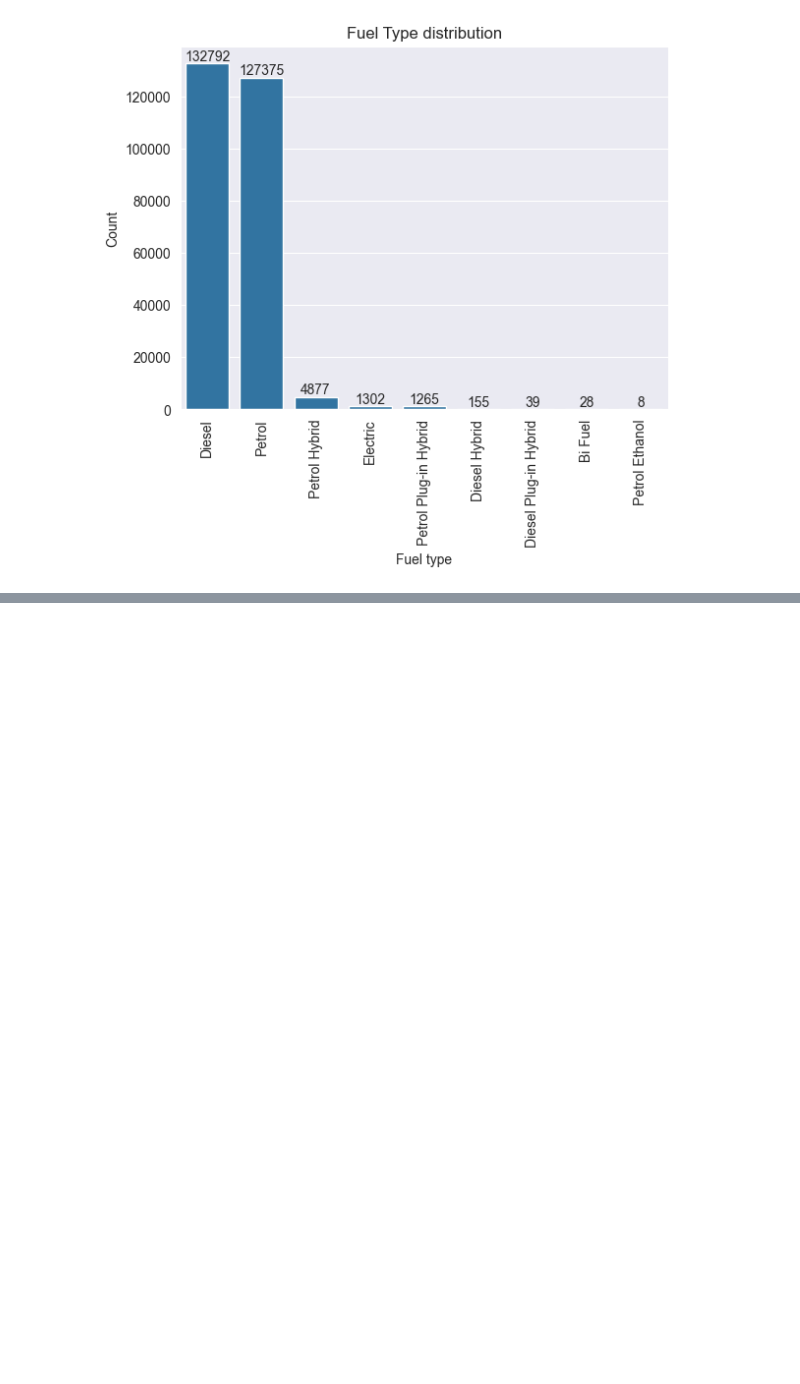
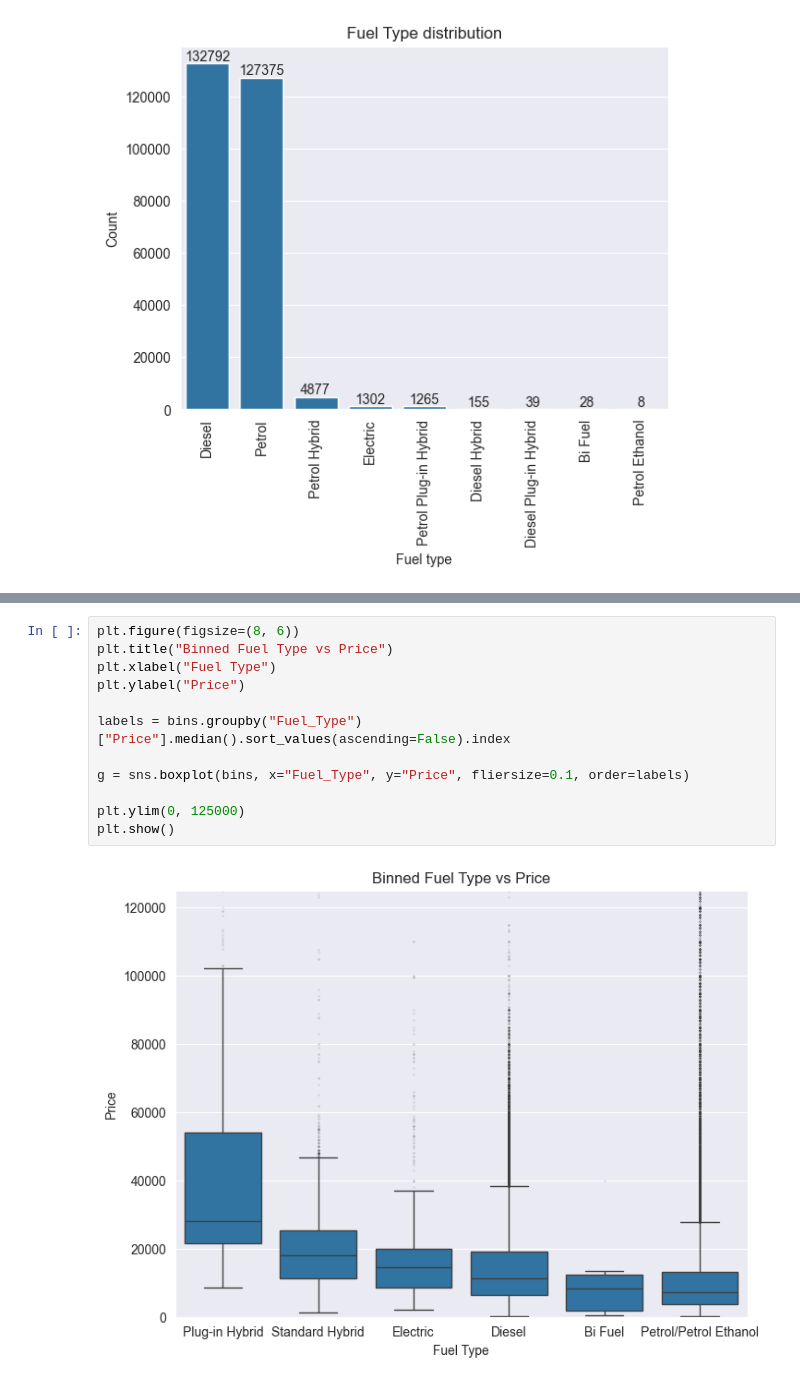
Before and after one commit to maciej-polcyn/data-processing-capstone-project, a Jupyter notebook: report.ipynb, the cells around one changed output, grey strips where cells are left out. Cells and saved outputs as stored; diff of their text form; blank space fills up the shorter version.

```diff
--- a/report.ipynb
+++ b/report.ipynb
@@ -247,0 +329,14 @@ plt.show()
+# %%
+plt.figure(figsize=(8, 6))
+plt.title("Binned Fuel Type vs Price")
+plt.xlabel("Fuel Type")
+plt.ylabel("Price")
+
+labels = bins.groupby("Fuel_Type")["Price"].median().sort_values(ascending=False).index
+
+g = sns.boxplot(bins, x="Fuel_Type", y="Price", fliersize=0.1, order=labels)
+
+plt.ylim(0, 125000)
+plt.show()
+# %% [output]
+[figure, added]
```
Also changed, not shown: parts of 24 cells of this notebook, 1 other file.
